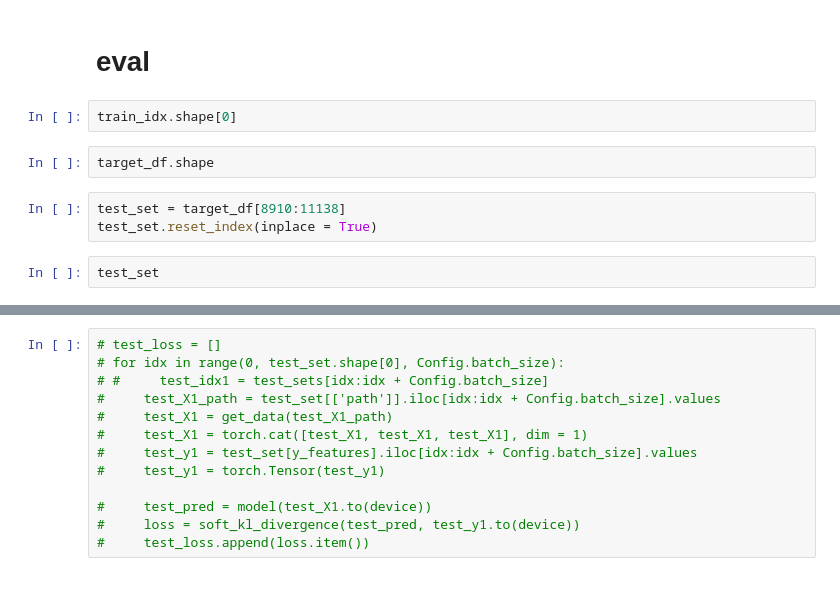
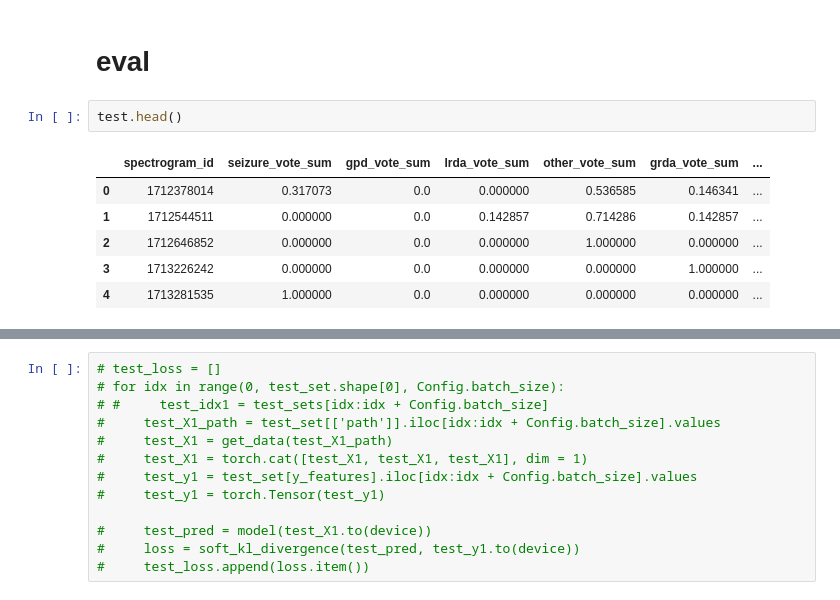
Before and after one commit to Adnan525/harmful_brain_activity_classification, a Jupyter notebook: classification-torch.ipynb, the cells around one changed output, grey strips where cells are left out. Saved outputs shown, nothing was run; the diff lists cells and outputs as text.

```diff
--- a/classification-torch.ipynb
+++ b/classification-torch.ipynb
@@ -538,11 +494,11 @@ train_X1[0].shape
 # %% [markdown]
 # eval
-# %%
-train_idx.shape[0]
-# %%
-target_df.shape
-# %%
-test_set = target_df[8910:11138]
-test_set.reset_index(inplace = True)
-# %%
-test_set
+# %%
+test.head()
+# %% [output]
+|  | spectrogram_id | seizure_vote_sum | gpd_vote_sum | lrda_vote_sum | other_vote_sum | grda_vote_sum | ... |
+| 0 | 1712378014 | 0.317073 | 0.0 | 0.000000 | 0.536585 | 0.146341 | ... |
+| 1 | 1712544511 | 0.000000 | 0.0 | 0.142857 | 0.714286 | 0.142857 | ... |
+| 2 | 1712646852 | 0.000000 | 0.0 | 0.000000 | 1.000000 | 0.000000 | ... |
+| 3 | 1713226242 | 0.000000 | 0.0 | 0.000000 | 0.000000 | 1.000000 | ... |
+| 4 | 1713281535 | 1.000000 | 0.0 | 0.000000 | 0.000000 | 0.000000 | ... |
```
Also changed, not shown: parts of 31 cells of this notebook.
